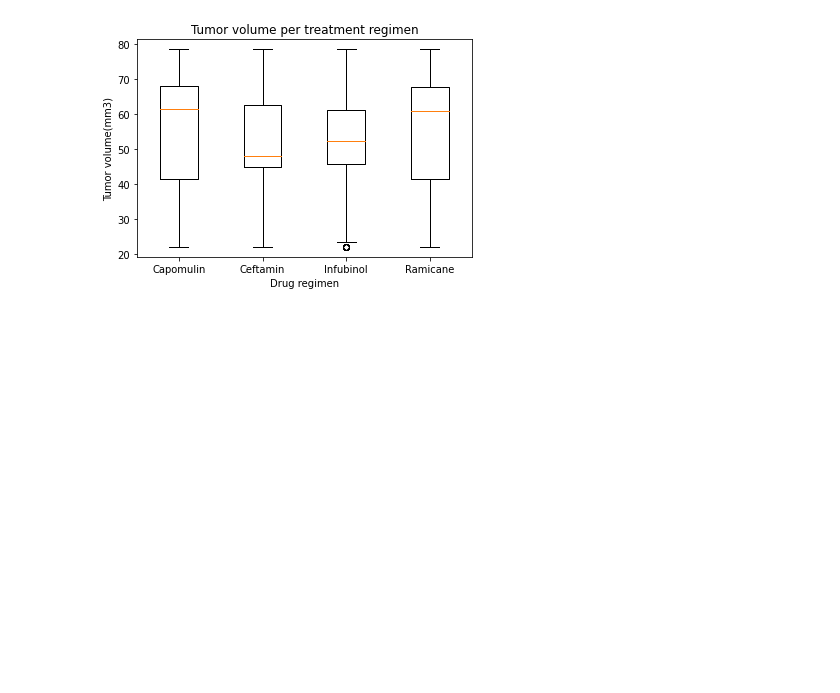
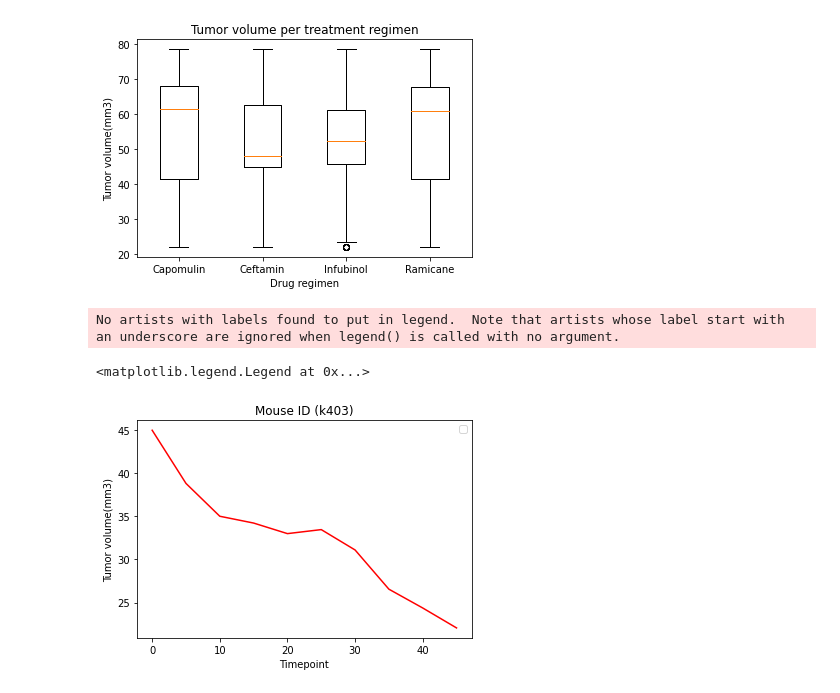
Before and after one commit to chirchir92/matplotlib_challenge, a Jupyter notebook: pymaceuticals.ipynb, the cells around one changed output. Cells and saved outputs as stored; diff of their text form; code cells hidden in the pictures; blank space fills up the shorter version.

```diff
--- a/pymaceuticals.ipynb
+++ b/pymaceuticals.ipynb
@@ -342,3 +343,18 @@ ax1.boxplot(box_list, labels=['Capomulin','Ceftamin','Infubinol','Ramicane'])
 plt.show()
 # %% [output]
 [figure]
+# %%
+capomulin_mouse = pd.DataFrame(cancer_data.groupby(['Mouse ID']).get_group(('k403')))
+x_axis = capomulin_mouse['Timepoint']
+y = capomulin_mouse['Tumor Volume (mm3)']
+
+plt.title('Mouse ID (k403)')
+plt.xlabel('Timepoint')
+plt.ylabel('Tumor volume(mm3)')
+
+plt.plot(x_axis, y, color ="r")
+plt.legend(loc='best')
+# %% [output]
+No artists with labels found to put in legend.  Note that artists whose label start with an underscore are ignored when legend() is called with no argument.
+<matplotlib.legend.Legend at 0x...>
+[figure, added]
```
Also changed, not shown: parts of 4 cells of this notebook.
